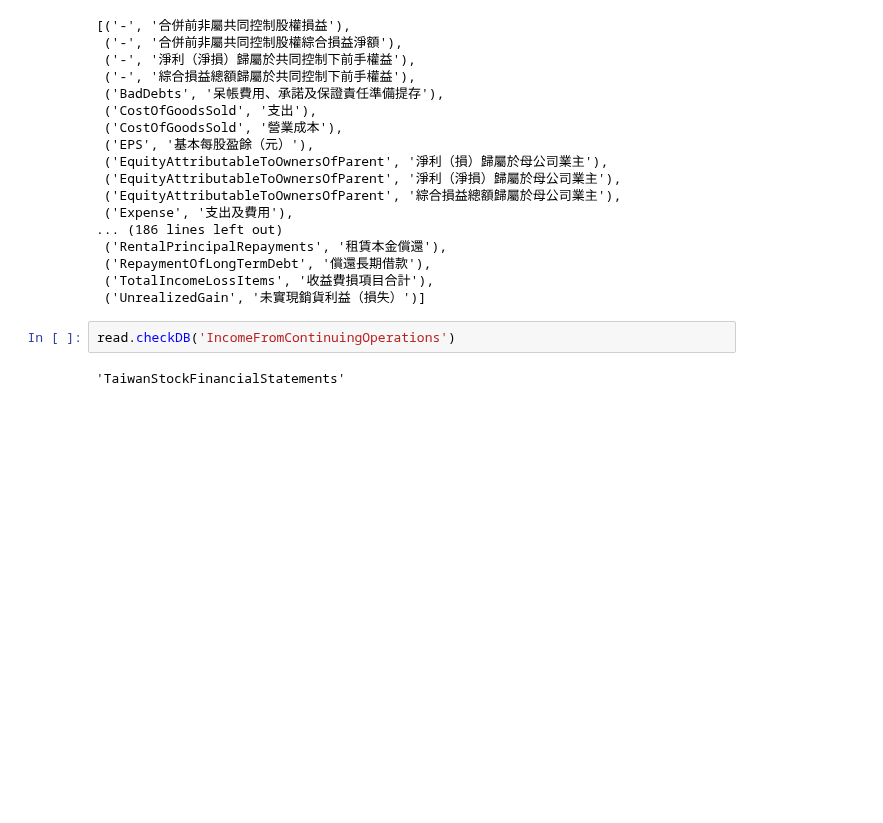
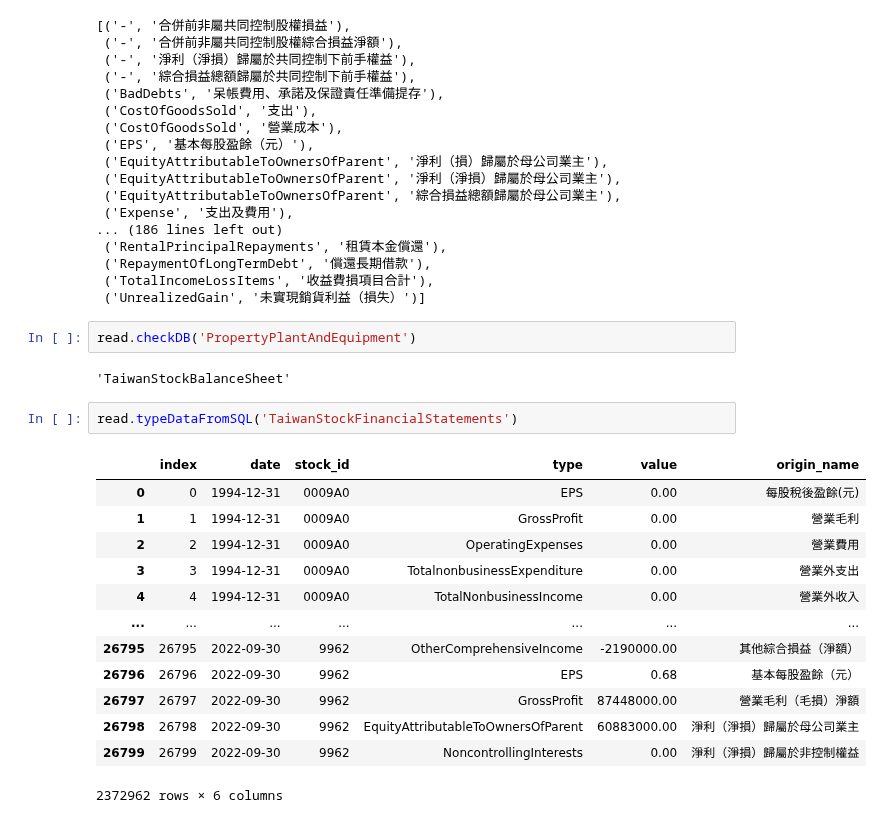
Before and after one commit to pkh-forresthsia/beTrue, a Jupyter notebook: getData.ipynb, the cells around one changed output. Cells and saved outputs as stored; diff of their text form; blank space fills up the shorter version.

```diff
--- a/getData.ipynb
+++ b/getData.ipynb
@@ -119,6 +126,22 @@ read.typeIndex
  ('TotalIncomeLossItems', '收益費損項目合計'),
  ('UnrealizedGain', '未實現銷貨利益（損失）')]
 # %%
-read.checkDB('IncomeFromContinuingOperations')
+read.checkDB('PropertyPlantAndEquipment')
 # %% [output]
-'TaiwanStockFinancialStatements'
+'TaiwanStockBalanceSheet'
+# %%
+read.typeDataFromSQL('TaiwanStockFinancialStatements')
+# %% [output]
+|  | index | date | stock_id | type | value | origin_name |
+| 0 | 0 | 1994-12-31 | 0009A0 | EPS | 0.00 | 每股稅後盈餘(元) |
+| 1 | 1 | 1994-12-31 | 0009A0 | GrossProfit | 0.00 | 營業毛利 |
+| 2 | 2 | 1994-12-31 | 0009A0 | OperatingExpenses | 0.00 | 營業費用 |
+| 3 | 3 | 1994-12-31 | 0009A0 | TotalnonbusinessExpenditure | 0.00 | 營業外支出 |
+| 4 | 4 | 1994-12-31 | 0009A0 | TotalNonbusinessIncome | 0.00 | 營業外收入 |
+| ... | ... | ... | ... | ... | ... | ... |
+| 26795 | 26795 | 2022-09-30 | 9962 | OtherComprehensiveIncome | -2190000.00 | 其他綜合損益（淨額） |
+| 26796 | 26796 | 2022-09-30 | 9962 | EPS | 0.68 | 基本每股盈餘（元） |
+| 26797 | 26797 | 2022-09-30 | 9962 | GrossProfit | 87448000.00 | 營業毛利（毛損）淨額 |
+| 26798 | 26798 | 2022-09-30 | 9962 | EquityAttributableToOwnersOfParent | 60883000.00 | 淨利（淨損）歸屬於母公司業主 |
+| 26799 | 26799 | 2022-09-30 | 9962 | NoncontrollingInterests | 0.00 | 淨利（淨損）歸屬於非控制權益 |
+2372962 rows × 6 columns
```
Also changed, not shown: parts of 11 cells of this notebook, 2 other files.
